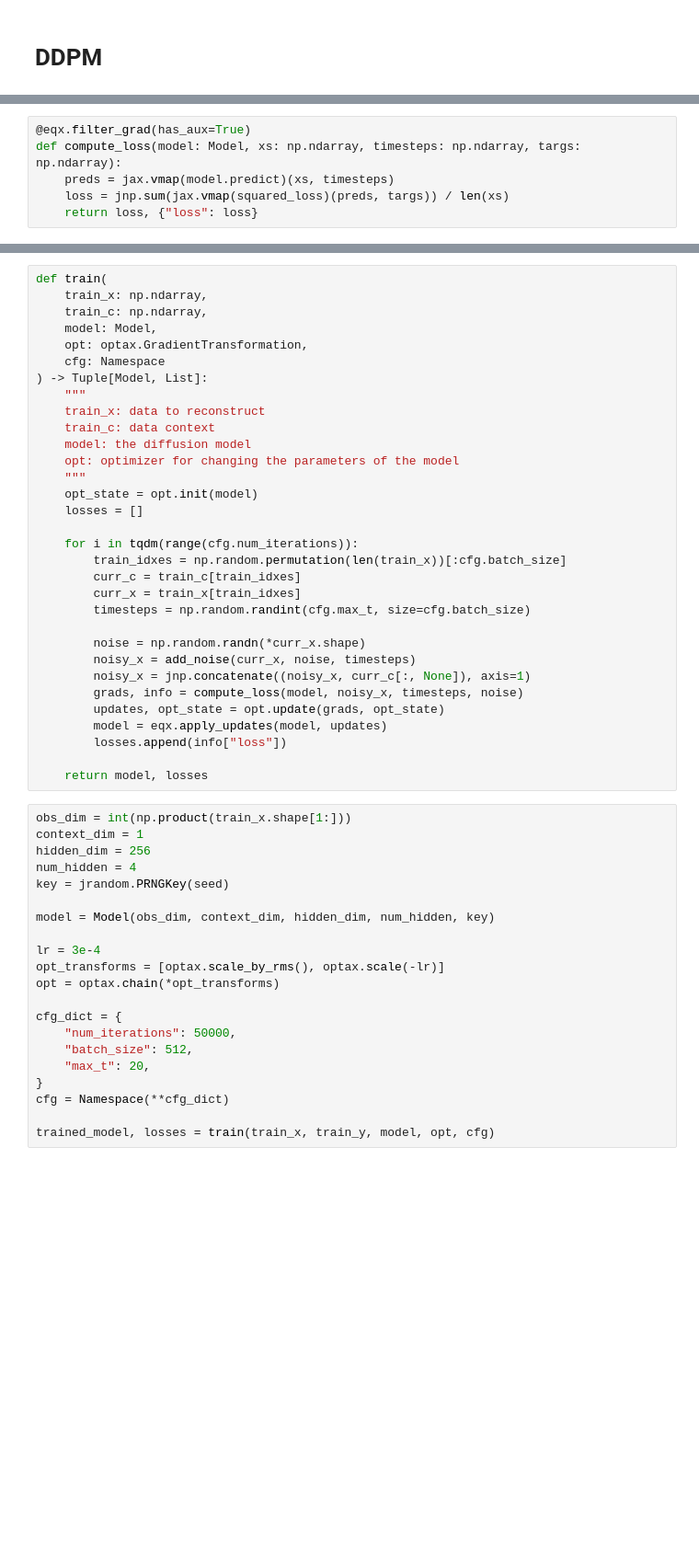
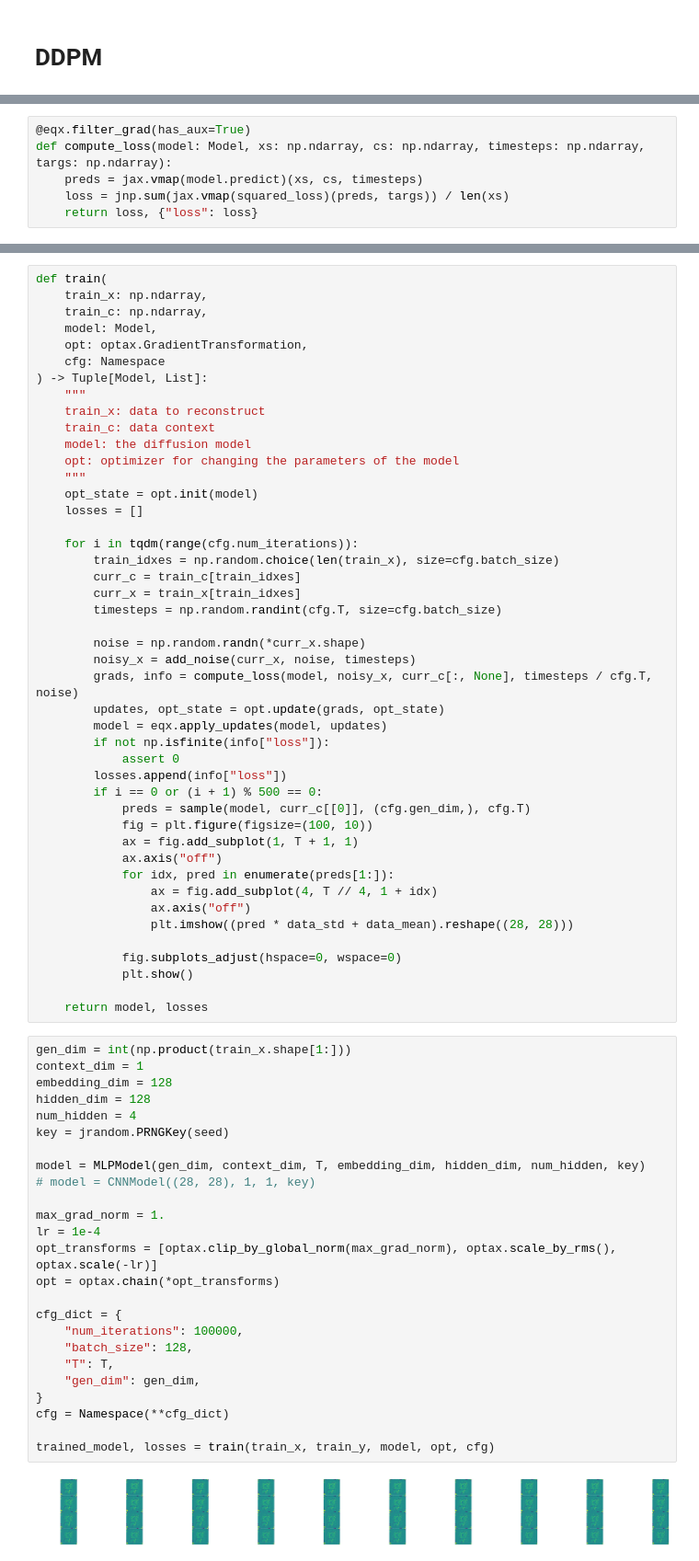
Before and after one commit to chanb/jax_learning, a Jupyter notebook: examples/diffusion_1d.ipynb, the cells around one changed output, grey strips where cells are left out. Shown at 92% size. Drawn from its saved outputs; the diff is of its cells as text; blank space fills up the shorter version.

Commit message:
Use positional embedding for timestep. Doesn't seem to help

```diff
--- a/examples/diffusion_1d.ipynb
+++ b/examples/diffusion_1d.ipynb
@@ -123,6 +225,6 @@ Deprecated in NumPy 1.20; for more details and guidance: https://numpy.org/devdo
 # %%
 @eqx.filter_grad(has_aux=True)
-def compute_loss(model: Model, xs: np.ndarray, timesteps: np.ndarray, targs: np.ndarray):
-    preds = jax.vmap(model.predict)(xs, timesteps)
+def compute_loss(model: Model, xs: np.ndarray, cs: np.ndarray, timesteps: np.ndarray, targs: np.ndarray):
+    preds = jax.vmap(model.predict)(xs, cs, timesteps)
     loss = jnp.sum(jax.vmap(squared_loss)(preds, targs)) / len(xs)
     return loss, {"loss": loss}
@@ -144,38 +253,57 @@ def train(
     losses = []
 
     for i in tqdm(range(cfg.num_iterations)):
-        train_idxes = np.random.permutation(len(train_x))[:cfg.batch_size]
+        train_idxes = np.random.choice(len(train_x), size=cfg.batch_size)
         curr_c = train_c[train_idxes]
         curr_x = train_x[train_idxes]
-        timesteps = np.random.randint(cfg.max_t, size=cfg.batch_size)
+        timesteps = np.random.randint(cfg.T, size=cfg.batch_size)
 
         noise = np.random.randn(*curr_x.shape)
         noisy_x = add_noise(curr_x, noise, timesteps)
-        noisy_x = jnp.concatenate((noisy_x, curr_c[:, None]), axis=1)
-        grads, info = compute_loss(model, noisy_x, timesteps, noise)
+        grads, info = compute_loss(model, noisy_x, curr_c[:, None], timesteps / cfg.T, noise)
         updates, opt_state = opt.update(grads, opt_state)
         model = eqx.apply_updates(model, updates)
+        if not np.isfinite(info["loss"]):
+            assert 0
         losses.append(info["loss"])
+        if i == 0 or (i + 1) % 500 == 0:
+            preds = sample(model, curr_c[[0]], (cfg.gen_dim,), cfg.T)
+            fig = plt.figure(figsize=(100, 10))
+            ax = fig.add_subplot(1, T + 1, 1)
+            ax.axis("off")
+            for idx, pred in enumerate(preds[1:]):
+                ax = fig.add_subplot(4, T // 4, 1 + idx)
+                ax.axis("off")
+                plt.imshow((pred * data_std + data_mean).reshape((28, 28)))
+
+            fig.subplots_adjust(hspace=0, wspace=0)
+            plt.show()
 
     return model, losses
 # %%
-obs_dim = int(np.product(train_x.shape[1:]))
+gen_dim = int(np.product(train_x.shape[1:]))
 context_dim = 1
-hidden_dim = 256
+embedding_dim = 128
+hidden_dim = 128
 num_hidden = 4
 key = jrandom.PRNGKey(seed)
 
-model = Model(obs_dim, context_dim, hidden_dim, num_hidden, key)
+model = MLPModel(gen_dim, context_dim, T, embedding_dim, hidden_dim, num_hidden, key)
+# model = CNNModel((28, 28), 1, 1, key)
 
-lr = 3e-4
-opt_transforms = [optax.scale_by_rms(), optax.scale(-lr)]
+max_grad_norm = 1.
+lr = 1e-4
+opt_transforms = [optax.clip_by_global_norm(max_grad_norm), optax.scale_by_rms(), optax.scale(-lr)]
 opt = optax.chain(*opt_transforms)
 
 cfg_dict = {
-    "num_iterations": 50000,
-    "batch_size": 512,
-    "max_t": 20,
+    "num_iterations": 100000,
+    "batch_size": 128,
+    "T": T,
+    "gen_dim": gen_dim,
 }
 cfg = Namespace(**cfg_dict)
 
 trained_model, losses = train(train_x, train_y, model, opt, cfg)
+# %% [output]
+[figure, added]
```
Also changed, not shown: parts of 18 cells of this notebook, 3 other files.
